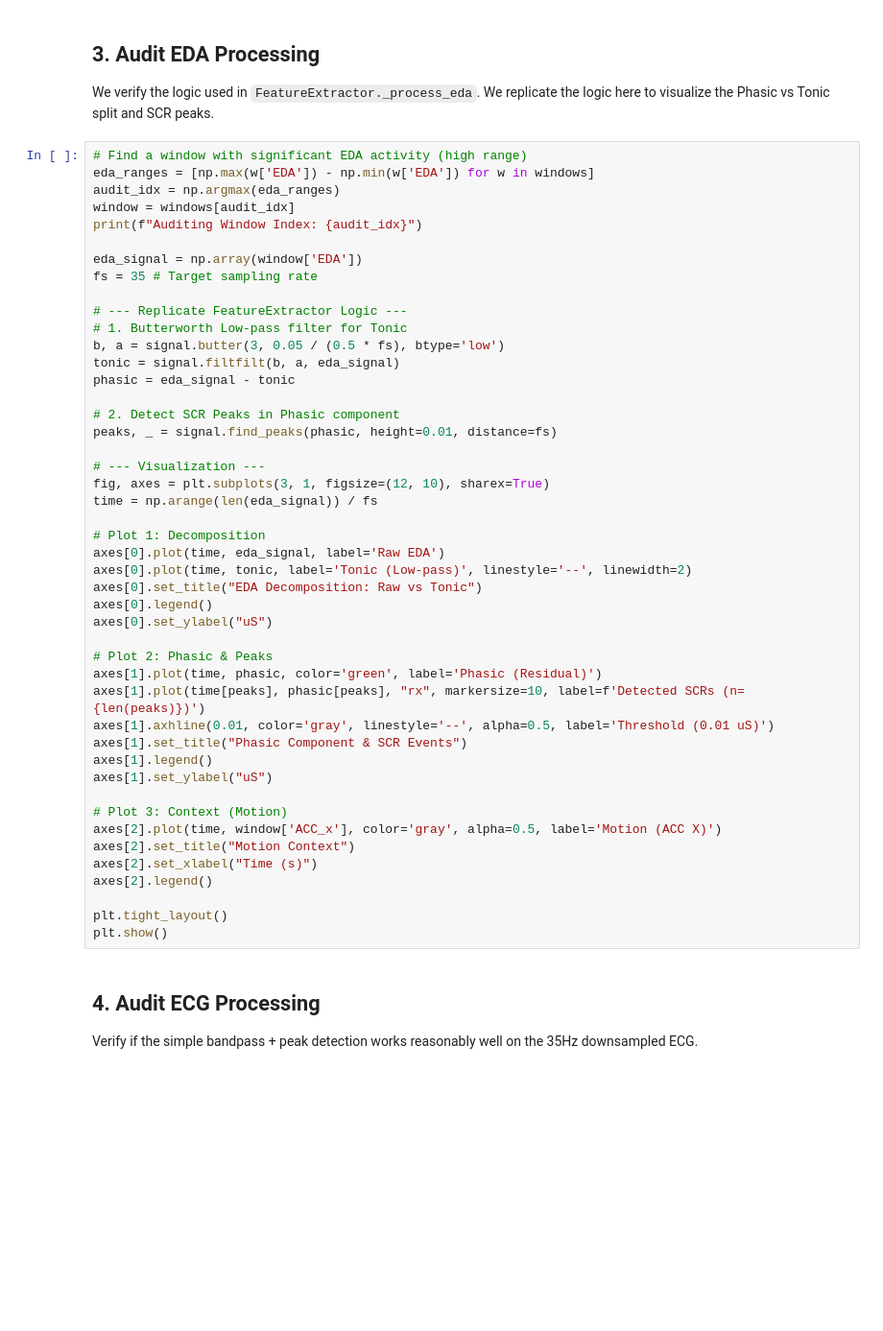
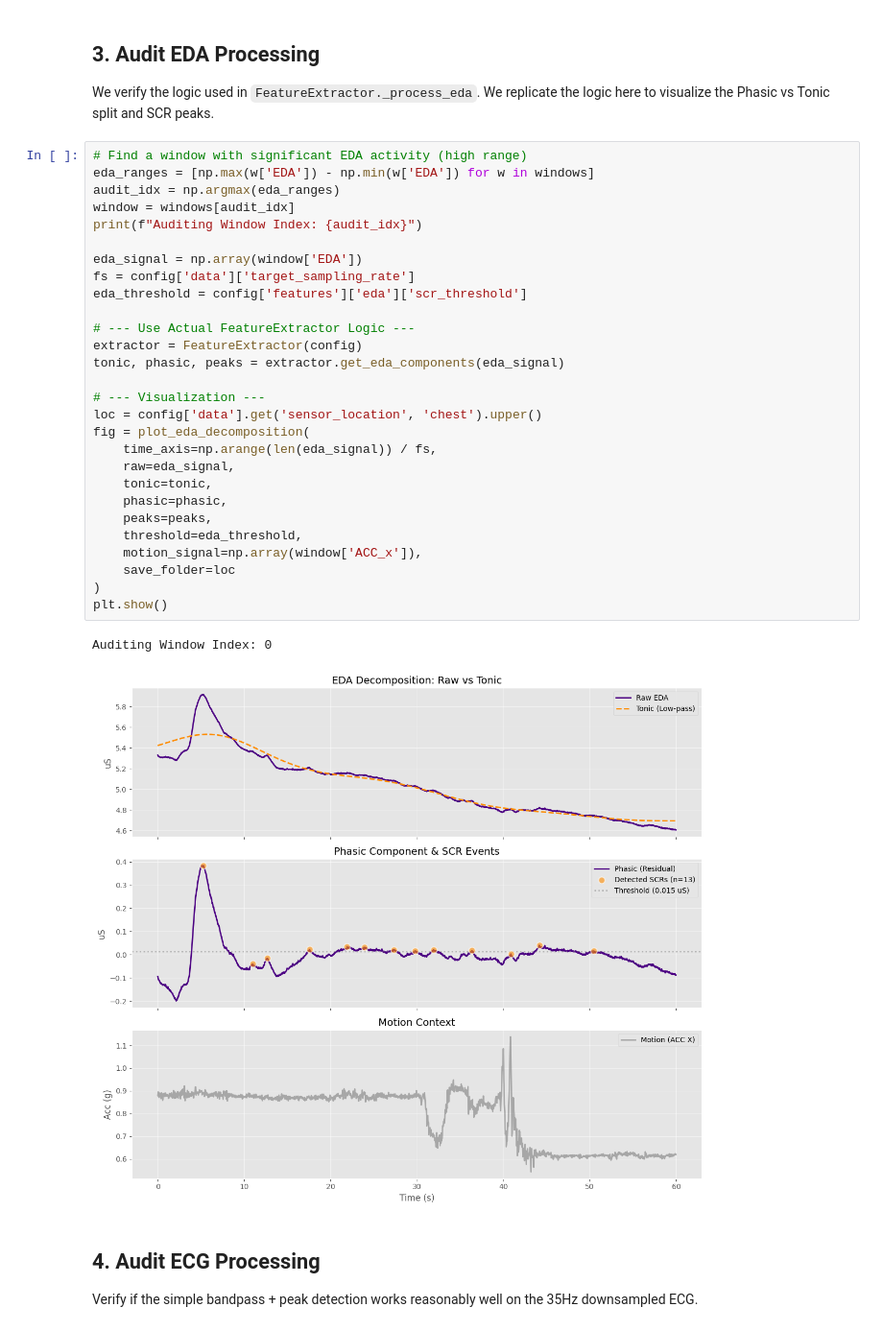
Before and after one commit to gmatteuc/Wearable_stress_biomarker, a Jupyter notebook: notebooks/02_feature_extraction_verification.ipynb, the cells around one changed output. Shown at 96% size. Drawn from its saved outputs; the diff is of its cells as text; blank space fills up the shorter version.

Commit message:
Verified pipeline and created rich visualization up to logistic regression model baseline

```diff
--- a/notebooks/02_feature_extraction_verification.ipynb
+++ b/notebooks/02_feature_extraction_verification.ipynb
@@ -47,49 +76,34 @@ We replicate the logic here to visualize the Phasic vs Tonic split and SCR peaks
 # %%
 # Find a window with significant EDA activity (high range)
 eda_ranges = [np.max(w['EDA']) - np.min(w['EDA']) for w in windows]
 audit_idx = np.argmax(eda_ranges)
 window = windows[audit_idx]
 print(f"Auditing Window Index: {audit_idx}")
 
 eda_signal = np.array(window['EDA'])
-fs = 35 # Target sampling rate
+fs = config['data']['target_sampling_rate']
+eda_threshold = config['features']['eda']['scr_threshold']
 
-# --- Replicate FeatureExtractor Logic ---
-# 1. Butterworth Low-pass filter for Tonic
-b, a = signal.butter(3, 0.05 / (0.5 * fs), btype='low')
-tonic = signal.filtfilt(b, a, eda_signal)
-phasic = eda_signal - tonic
-
-# 2. Detect SCR Peaks in Phasic component
-peaks, _ = signal.find_peaks(phasic, height=0.01, distance=fs)
+# --- Use Actual FeatureExtractor Logic ---
+extractor = FeatureExtractor(config)
+tonic, phasic, peaks = extractor.get_eda_components(eda_signal)
 
 # --- Visualization ---
-fig, axes = plt.subplots(3, 1, figsize=(12, 10), sharex=True)
-time = np.arange(len(eda_signal)) / fs
-
-# Plot 1: Decomposition
-axes[0].plot(time, eda_signal, label='Raw EDA')
-axes[0].plot(time, tonic, label='Tonic (Low-pass)', linestyle='--', linewidth=2)
-axes[0].set_title("EDA Decomposition: Raw vs Tonic")
-axes[0].legend()
-axes[0].set_ylabel("uS")
-
-# Plot 2: Phasic & Peaks
-axes[1].plot(time, phasic, color='green', label='Phasic (Residual)')
-axes[1].plot(time[peaks], phasic[peaks], "rx", markersize=10, label=f'Detected SCRs (n={len(peaks)})')
-axes[1].axhline(0.01, color='gray', linestyle='--', alpha=0.5, label='Threshold (0.01 uS)')
-axes[1].set_title("Phasic Component & SCR Events")
-axes[1].legend()
-axes[1].set_ylabel("uS")
-
-# Plot 3: Context (Motion)
-axes[2].plot(time, window['ACC_x'], color='gray', alpha=0.5, label='Motion (ACC X)')
-axes[2].set_title("Motion Context")
-axes[2].set_xlabel("Time (s)")
-axes[2].legend()
-
-plt.tight_layout()
+loc = config['data'].get('sensor_location', 'chest').upper()
+fig = plot_eda_decomposition(
+    time_axis=np.arange(len(eda_signal)) / fs,
+    raw=eda_signal,
+    tonic=tonic,
+    phasic=phasic,
+    peaks=peaks,
+    threshold=eda_threshold,
+    motion_signal=np.array(window['ACC_x']),
+    save_folder=loc
+)
 plt.show()
+# %% [output]
+Auditing Window Index: 0
+[figure, added]
 # %% [markdown]
 ## 4. Audit ECG Processing
 Verify if the simple bandpass + peak detection works reasonably well on the 35Hz downsampled ECG.
```
Also changed, not shown: parts of 10 cells of this notebook, 23 other files.
